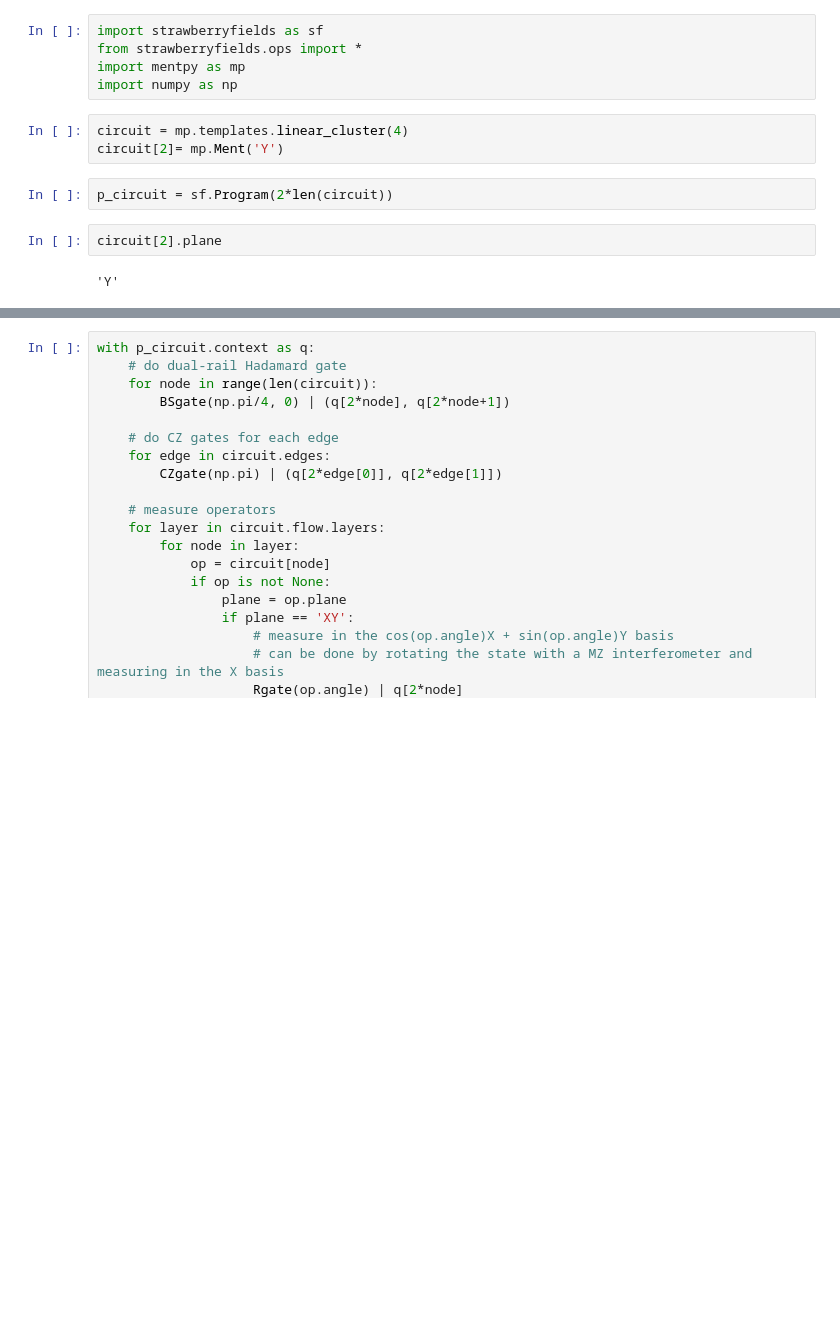
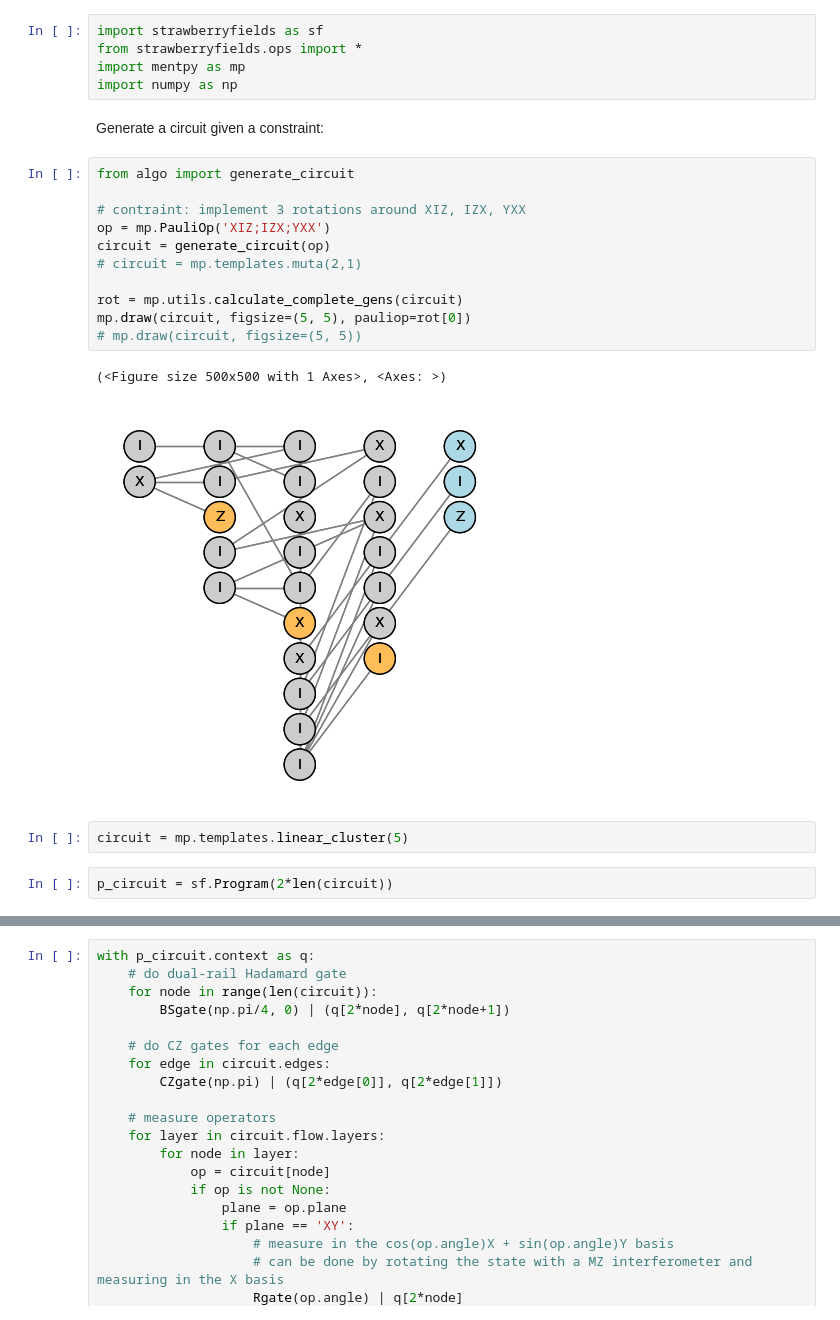
Before and after one commit to genzuuuu/photonics-designer, a Jupyter notebook: graph_gen/deterministic/nb.ipynb, the cells around one changed output, grey strips where cells are left out. Drawn from its saved outputs; the diff is of its cells as text; blank space fills up the shorter version.

```diff
--- a/graph_gen/deterministic/nb.ipynb
+++ b/graph_gen/deterministic/nb.ipynb
@@ -3,12 +3,23 @@ import strawberryfields as sf
 from strawberryfields.ops import *
 import mentpy as mp
 import numpy as np
+# %% [markdown]
+Generate a circuit given a constraint:
+# %%
+from algo import generate_circuit
+
+# contraint: implement 3 rotations around XIZ, IZX, YXX
+op = mp.PauliOp('XIZ;IZX;YXX')
+circuit = generate_circuit(op)
+# circuit = mp.templates.muta(2,1)
+
+rot = mp.utils.calculate_complete_gens(circuit)
+mp.draw(circuit, figsize=(5, 5), pauliop=rot[0])
+# mp.draw(circuit, figsize=(5, 5))
+# %% [output]
+(<Figure size 500x500 with 1 Axes>, <Axes: >)
+[figure, added]
 # %%
-circuit = mp.templates.linear_cluster(4)
-circuit[2]= mp.Ment('Y')
+circuit = mp.templates.linear_cluster(5)
 # %%
 p_circuit = sf.Program(2*len(circuit))
-# %%
-circuit[2].plane
-# %% [output]
-'Y'
```
Also changed, not shown: parts of 1 cell of this notebook, 4 other files.
